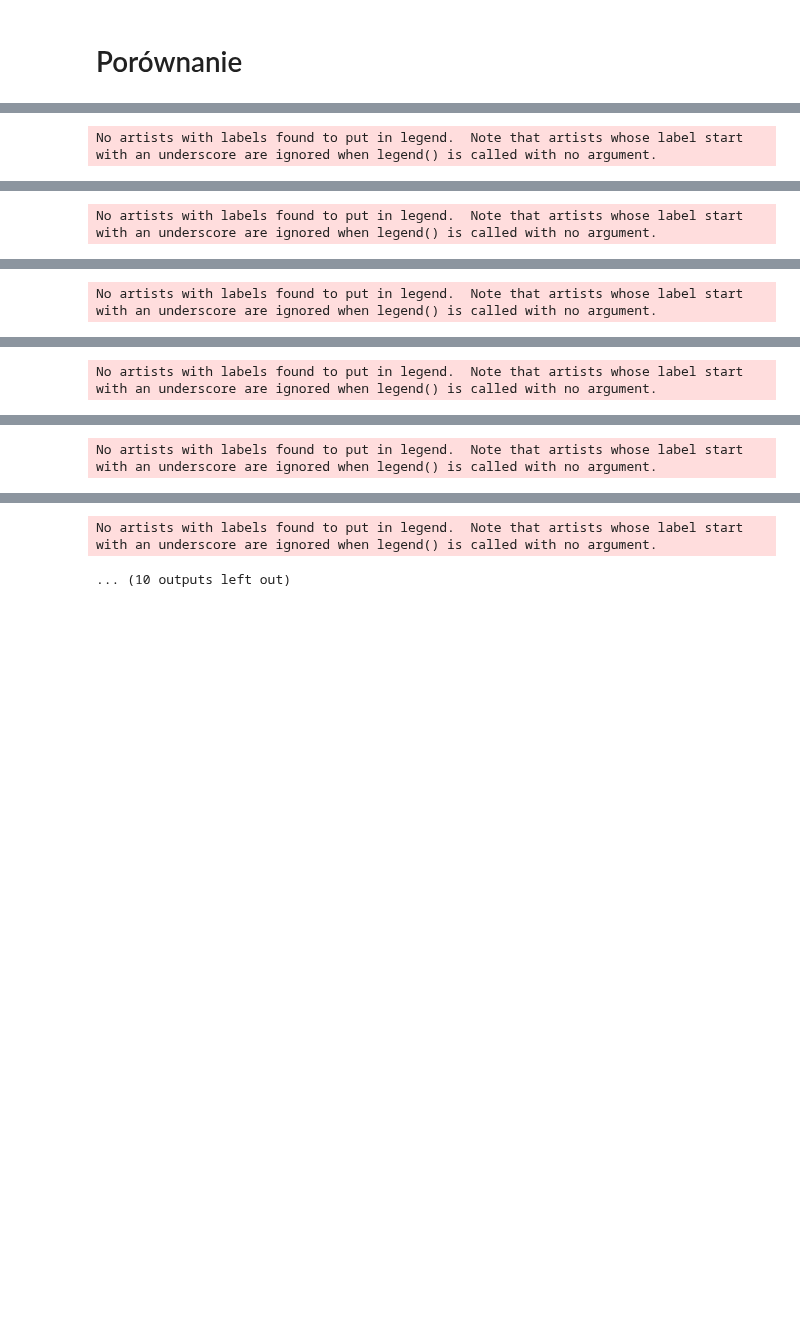
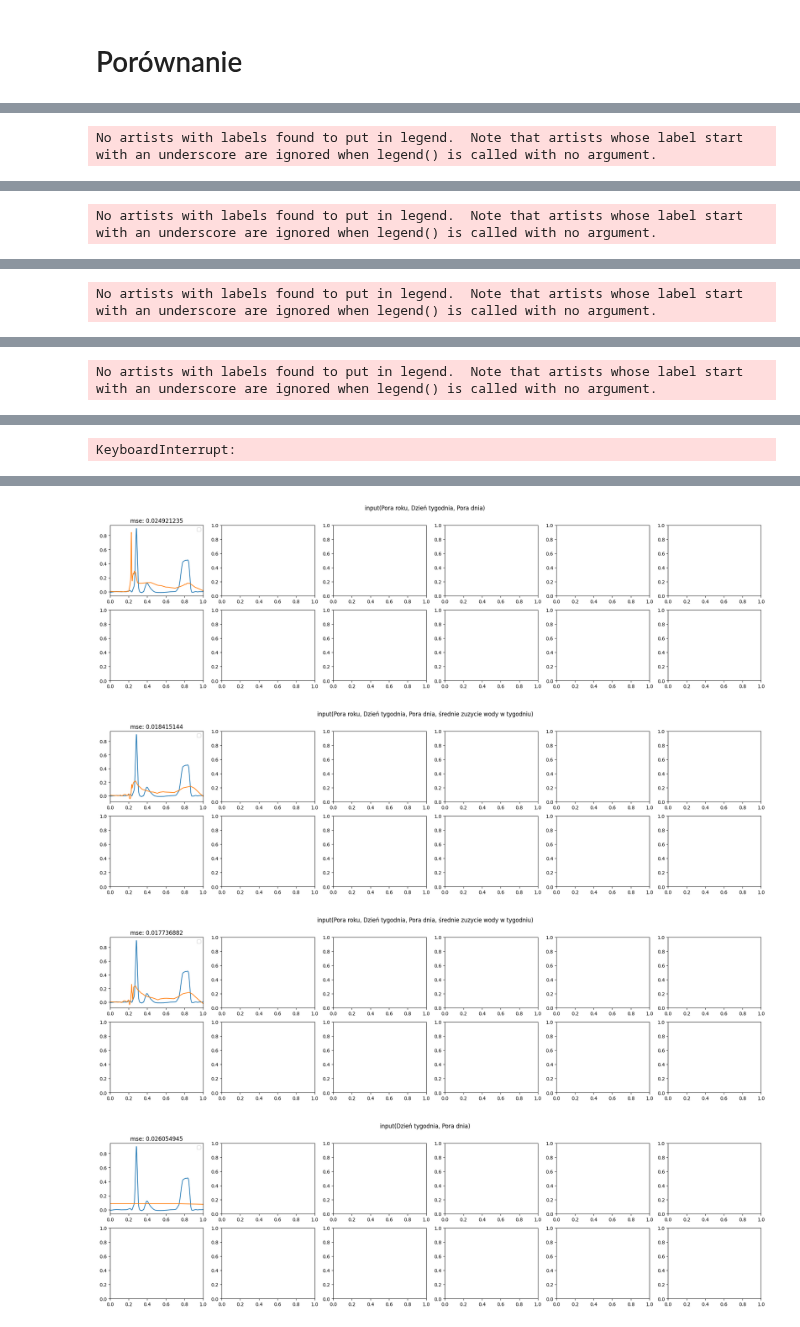
Before and after one commit to KulsonKula/Analiza-i-modelowanie-procesow-zwiazanych-z-systemem-centralnego-ogrzewania, a Jupyter notebook: Kod/11_12_porownanie_uczenia_aktualna.IPYNB, the cells around one changed output, grey strips where cells are left out. Saved outputs shown, nothing was run; the diff lists cells and outputs as text; code cells hidden in the pictures; blank space fills up the shorter version.

```diff
--- a/Kod/11_12_porownanie_uczenia_aktualna.IPYNB
+++ b/Kod/11_12_porownanie_uczenia_aktualna.IPYNB
@@ -52,6 +52,7 @@ EPOCHS = 40
 BATCH_SIZE=64
 
 DATASET_CALOSC=pd.read_csv('../Dane/data_nowe/dane_przetworzone/12_wybranych/calosc/calosc.csv')
+DATASET_CALOSC_MAX=DATASET_CALOSC['Tyg_zuzycie'].max()
 DATASET_CALOSC['Tyg_zuzycie'] = (DATASET_CALOSC['Tyg_zuzycie']) / (DATASET_CALOSC['Tyg_zuzycie'].max())
 # %%
 input_3_plot=np.arange(0,1,1/1440)
@@ -232,6 +234,7 @@ k=0;
 model_number=0
 for f in csv_files:
     dataset = pd.read_csv(f)
+    dataset['Tyg_zuzycie'] = (dataset['Tyg_zuzycie']) / (DATASET_CALOSC_MAX)
     [x,y]=prep_data(dataset)
 
     x_train, x_test, y_train, y_test = train_test_split(x, y, test_size=0.2, random_state=42)
@@ -239,12 +242,12 @@ for f in csv_files:
     model_temp.fit(x_train, y_train, epochs=EPOCHS, batch_size=BATCH_SIZE, callbacks=callbacks)
     model_temp.save("../Modele/11_12_testowanie/input3/model_calosc_z_dodatku_"+str(model_number))
 
-    input_3=np.vstack((2*np.ones_like(input_3_plot, dtype=int),(2*np.ones_like(input_3_plot, dtype=int), input_3_plot))).T
+    input_3=np.vstack((2*np.ones_like(flow_time_plot, dtype=int),(2*np.ones_like(flow_time_plot, dtype=int), flow_time_plot))).T
 
     output_1=model_temp.predict(input_3)
-    axs_1[k,i].plot(input_3_plot, output_1.reshape(1440))
+    axs_1[k,i].plot(flow_time_plot, output_1.reshape(1440),label='Model szczególny')
     output_2=model_calosc_danych_bez_dodatku.predict(input_3)
-    axs_1[k,i].plot(input_3_plot, output_2.reshape(1440))
+    axs_1[k,i].plot(flow_time_plot, output_2.reshape(1440),label='Model ogolny')
     axs_1[k,i].set_xlim(0, 1)
     mse=mean_squared_error(output_1,output_2)
     axs_1[k,i].set_title("mse: "+ str(mse))
@@ -252,37 +255,31 @@ for f in csv_files:
 
 
     result = dataset.loc[(dataset['Dzien_tygodnia'] == 2) & (dataset['Pora_roku'] == 2),"Tyg_zuzycie"]
-    input_3=np.vstack((2*np.ones_like(input_3_plot, dtype=int), 2*np.ones_like(input_3_plot, dtype=int), input_3_plot, result.iloc[0]*np.ones_like(input_3_plot, dtype=int))).T
-    axs_2[k,i].plot(input_3_plot, output_1.reshape(1440))
+    input_3=np.vstack((2*np.ones_like(flow_time_plot, dtype=int), 2*np.ones_like(flow_time_plot, dtype=int), flow_time_plot, result.iloc[0]*np.ones_like(flow_time_plot, dtype=int))).T
+    axs_2[k,i].plot(flow_time_plot, output_1.reshape(1440),label='Model szczególny')
     output_3=model_calosc_danych_z_dodatku.predict(input_3)
-    axs_2[k,i].plot(input_3_plot, output_3.reshape(1440))
+    axs_2[k,i].plot(flow_time_plot, output_3.reshape(1440),label='Model ogolny')
     axs_2[k,i].set_xlim(0, 1)
     mse=mean_squared_error(output_1,output_3)
     axs_2[k,i].set_title("mse: "+str(mse))
     axs_2[k,i].legend()
 
 
-
-    # result = dataset.loc[(dataset['Dzien_tygodnia'] == 1) & (dataset['Pora_roku'] == 1),"Tyg_zuzycie"]
-    # flow_time=np.vstack((1*np.ones_like(flow_time_plot, dtype=int),(1*np.ones_like(flow_time_plot, dtype=int)),flow_time_plot,result.mean()*np.ones_like(flow_time_plot, dtype=int))).T
-    # flow_result = model_calosc_danych_z_dodatku.predict(flow_time)
-    # plt.plot(flow_time_plot, flow_result)
-
     result = dataset.loc[(dataset['Dzien_tygodnia'] == 2) & (dataset['Pora_roku'] == 2),"Tyg_zuzycie"]
-    input_4=np.vstack((2*np.ones_like(input_3_plot, dtype=int), 2*np.ones_like(input_3_plot, dtype=int), input_3_plot, result.mean()*np.ones_like(input_3_plot, dtype=int))).T
-    axs_3[k,i].plot(input_3_plot, output_1.reshape(1440))
+    input_4=np.vstack((2*np.ones_like(flow_time_plot, dtype=int), 2*np.ones_like(flow_time_plot, dtype=int), flow_time_plot, result.mean()*np.ones_like(flow_time_plot, dtype=int))).T
+    axs_3[k,i].plot(flow_time_plot, output_1.reshape(1440),label='Model szczególny')
     output_4=model_calosc_danych_z_dodatku.predict(input_4)
-    axs_3[k,i].plot(input_3_plot, output_4.reshape(1440))
+    axs_3[k,i].plot(flow_time_plot, output_4.reshape(1440),label='Model ogolny')
     axs_3[k,i].set_xlim(0, 1)
     mse=mean_squared_error(output_1,output_4)
     axs_3[k,i].set_title("mse: "+str(mse))
     axs_3[k,i].legend()
 
 
-    input_5=np.vstack((i*np.ones_like(input_3_plot, dtype=int), input_3_plot)).T
-    axs_4[k,i].plot(input_3_plot, output_1.reshape(1440))
+    input_5=np.vstack((i*np.ones_like(flow_time_plot, dtype=int), flow_time_plot)).T
+    axs_4[k,i].plot(flow_time_plot, output_1.reshape(1440),label='Model szczególny')
     output_5=model_calosc_danych_bez_pory_roku.predict(input_5)
-    axs_4[k,i].plot(input_3_plot, output_5.reshape(1440))
+    axs_4[k,i].plot(flow_time_plot, output_5.reshape(1440),label='Model ogolny')
     axs_4[k,i].set_xlim(0, 1)
     mse=mean_squared_error(output_1,output_5)
     axs_4[k,i].set_title("mse: "+str(mse))
@@ -342 +325 @@ INFO:tensorflow:Assets written to: ../Modele/11_12_testowanie/input3/model_calos
-No artists with labels found to put in legend.  Note that artists whose label start with an underscore are ignored when legend() is called with no argument.
+KeyboardInterrupt:
@@ -344,2 +326,4 @@ No artists with labels found to put in legend.  Note that artists whose label st
-No artists with labels found to put in legend.  Note that artists whose label start with an underscore are ignored when legend() is called with no argument.
-... (10 outputs left out)
+[figure, added]
+[figure, added]
+[figure, added]
+[figure, added]
```
Also changed, not shown: parts of 2 cells of this notebook, 25 other files.
